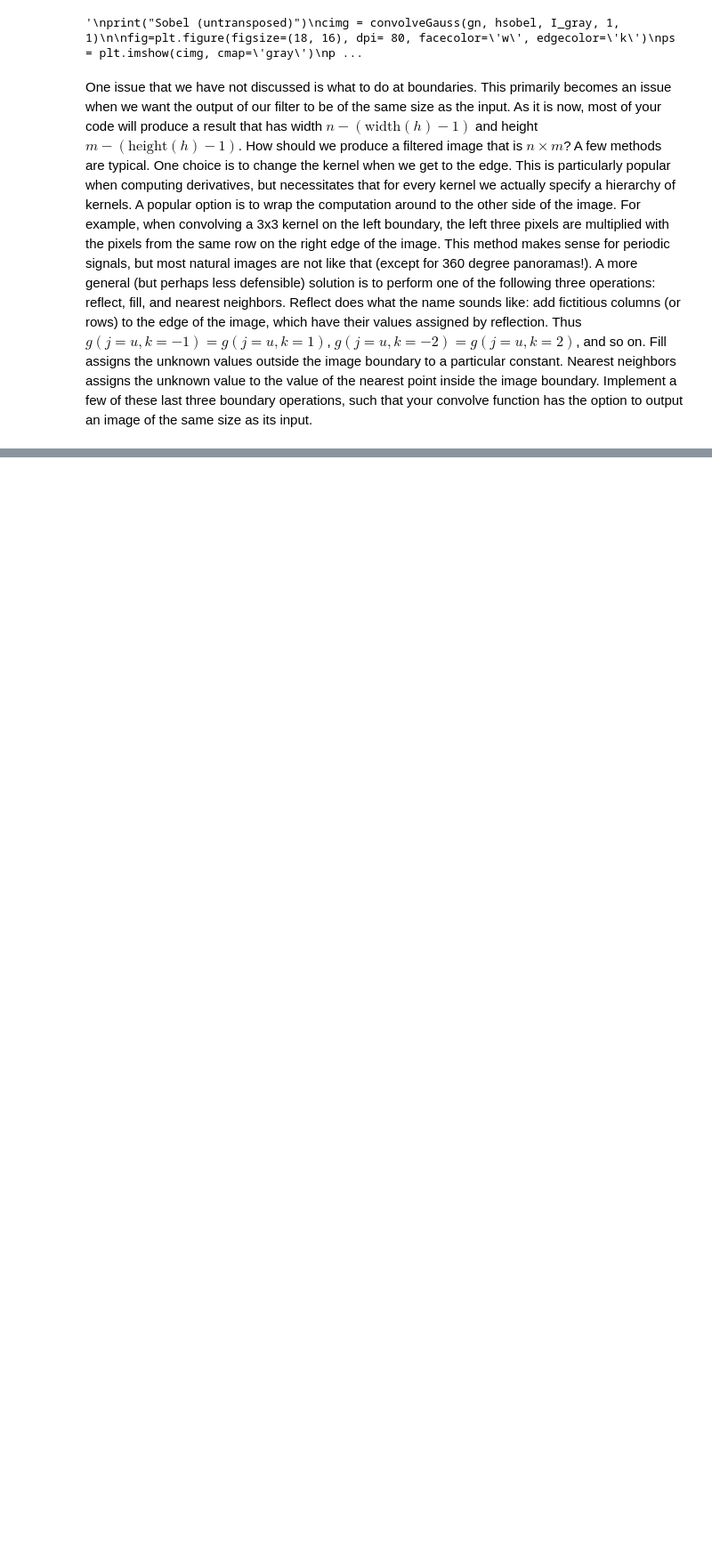
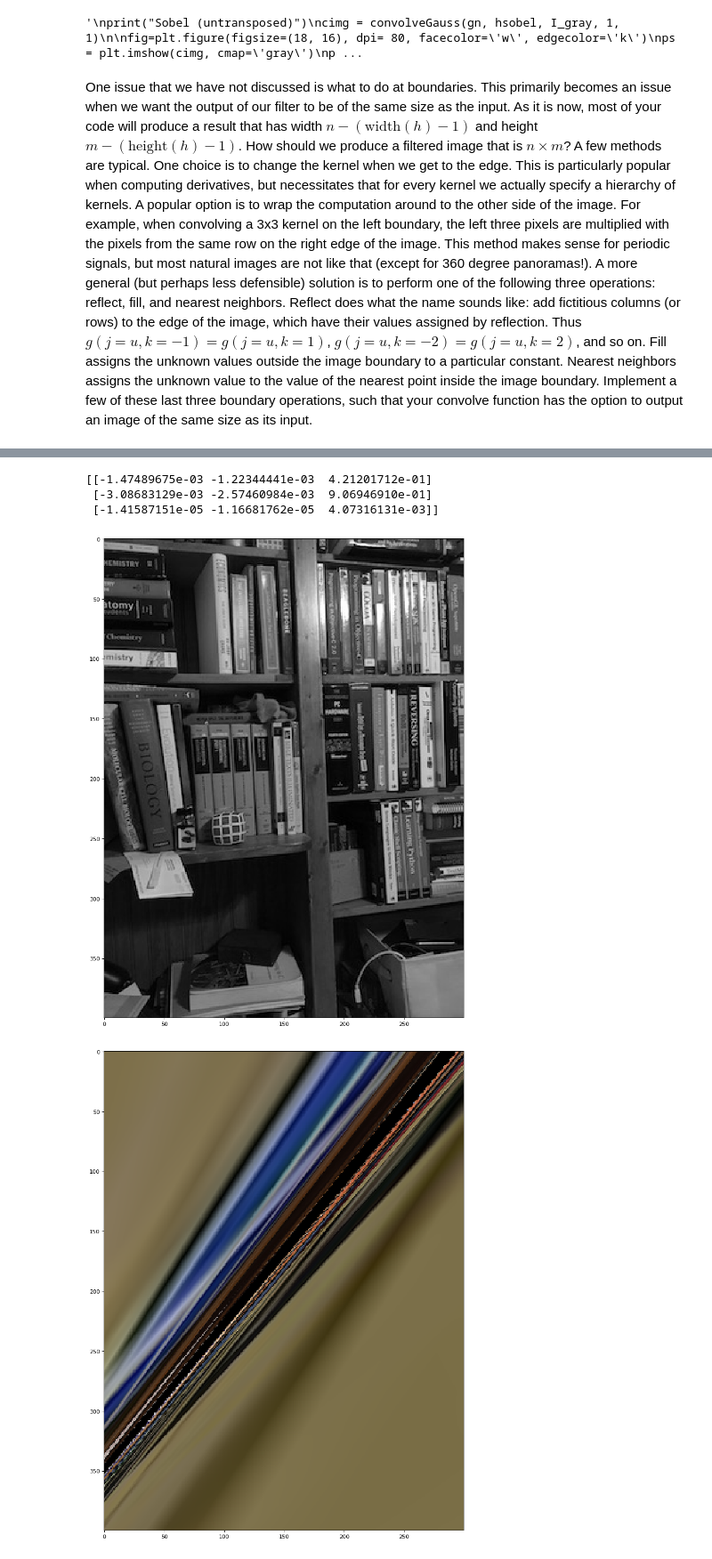
Before and after one commit to robin-lockwood/190201_convolution_and_filtering, a Jupyter notebook: convolution.ipynb, the cells around one changed output, grey strips where cells are left out. Shown at 89% size. Saved outputs shown, nothing was run; the diff lists cells and outputs as text; code cells hidden in the pictures; blank space fills up the shorter version.

```diff
--- a/convolution.ipynb
+++ b/convolution.ipynb
@@ -510,0 +432,18 @@ def get_H(original, primes,n):
+# %%
+des1, des2 = fit
+
+coords1 = []
+coords2 = []
+
+for i in des1:
+    pos, intensity = i
+    x, y = pos
+    coords1.append([x, y, 1])
+
+for i in des2:
+    pos, intensity = i
+    x, y = pos
+    coords2.append([x, y, 1])
+
+coords1 = np.array(coords1)
+coords2 = np.array(coords2)
@@ -510,0 +523,32 @@ def get_H(original, primes,n):
+# %%
+import numpy as np
+#UV = np.array([[0,0,1],[1,0,1],[1,1,1],[0,1,1],[0,0,1],[1,0,1],[1,1,1],[0,1,1],[0,0,1]])
+#UVprime = np.array([[1.007,2.75634312,1.0],[0.584641,1.164867,1.0],[1.126846,2.2134,1.0],[2.2687,4.1354,1.0],[1.007,2.75634312,1.0],[0.584641,1.164867,1.0],[1.126846,2.2134,1.0],[2.2687,4.1354,1.0],[1.13214684,2.8674,1.0]])
+
+H, inliers = ransac(coords1, coords2, 2, r=100, num_iters=100, n=35)
+print(H)
+#print(inliers)
+# %% [output]
+[[-1.47489675e-03 -1.22344441e-03  4.21201712e-01]
+ [-3.08683129e-03 -2.57460984e-03  9.06946910e-01]
+ [-1.41587151e-05 -1.16681762e-05  4.07316131e-03]]
+# %%
+import skimage.transform as skt
+H_best = H
+
+# Create a projective transform based on the homography matrix $H$
+proj_trans = skt.ProjectiveTransform(H_best)
+
+fig=plt.figure(figsize=(18, 16), dpi= 80, facecolor='w', edgecolor='k')
+ps = plt.imshow(i2_gray, cmap='gray')
+plt.show()
+
+# Warp the image into image 1's coordinate system
+image_2_transformed = skt.warp(i2_color,proj_trans)
+
+fig=plt.figure(figsize=(18, 16), dpi= 80, facecolor='w', edgecolor='k')
+ps = plt.imshow(image_2_transformed, cmap='gray')
+plt.show()
+# %% [output]
+[figure, added]
+[figure, added]
```
Also changed, not shown: parts of 9 cells of this notebook.
